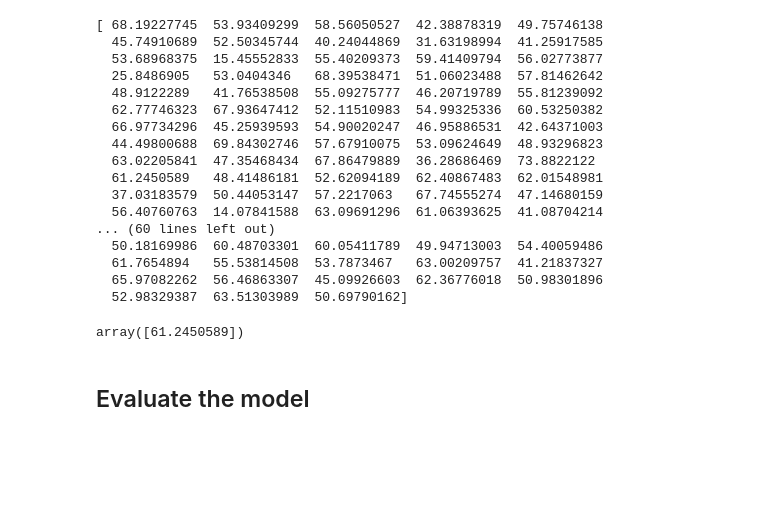
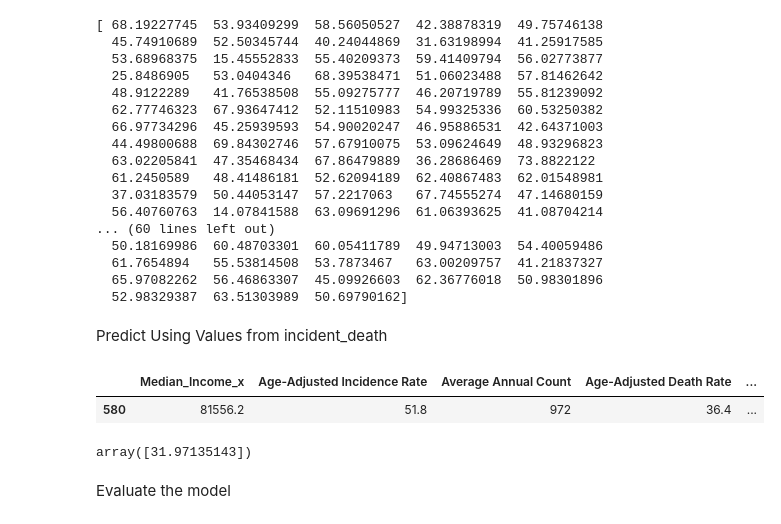
Before and after one commit to patriciawetherby/jupyter-notebook-CancerAnalysis, a Jupyter notebook: CancerRateAnalysis.ipynb, the cells around one changed output. Drawn from its saved outputs; the diff is of its cells as text; code cells hidden in the pictures; blank space fills up the shorter version.

```diff
--- a/CancerRateAnalysis.ipynb
+++ b/CancerRateAnalysis.ipynb
@@ -161,7 +158,12 @@ print(y_pred)
   61.7654894   55.53814508  53.7873467   63.00209757  41.21837327
   65.97082262  56.46863307  45.09926603  62.36776018  50.98301896
   52.98329387  63.51303989  50.69790162]
-# %%
-ml.predict([[42345.339623,79.6,53,46]])
-# %% [output]
-array([61.2450589])
+# %% [markdown]
+Predict Using Values from incident_death
+# %%
+input = input.drop(['County'],axis=1)
+# %%
+input
+# %% [output]
+|  | Median_Income_x | Age-Adjusted Incidence Rate | Average Annual Count | Age-Adjusted Death Rate | ... |
+| 580 | 81556.2 | 51.8 | 972 | 36.4 | ... |
@@ -168,5 +172,9 @@ array([61.2450589])
+# %%
+ ml.predict(val)
+# %% [output]
+array([31.97135143])
 # %% [markdown]
-## Evaluate the model
+Evaluate the model
 # %%
 from sklearn.metrics import r2_score
 r2_score(y_test,y_pred)
```
Also changed, not shown: parts of 34 cells of this notebook.
